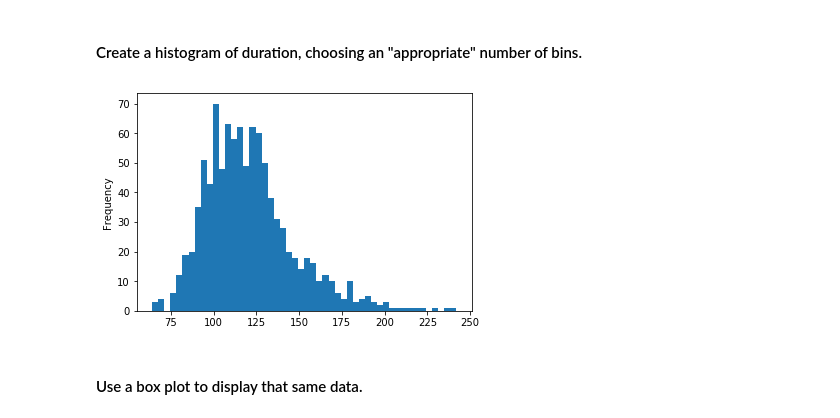
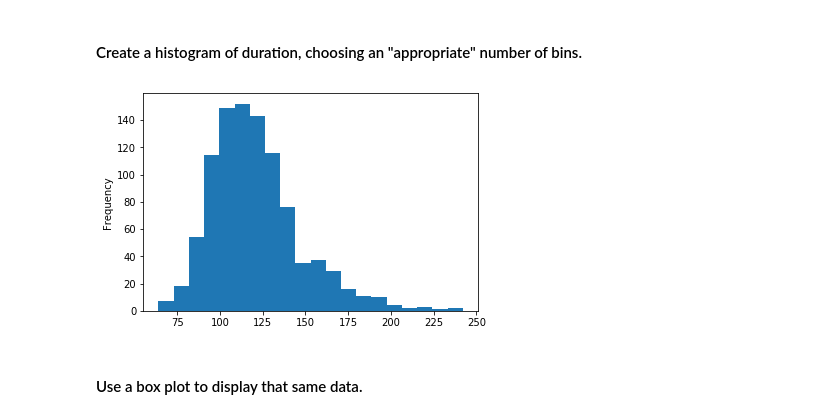
Before and after one commit to Annah998936/Data_Science_GA, a Jupyter notebook: imdb.ipynb, the cells around one changed output. Drawn from its saved outputs; the diff is of its cells as text; code cells hidden in the pictures.

```diff
--- a/imdb.ipynb
+++ b/imdb.ipynb
@@ -88,9 +88,9 @@ movies.sort_values('duration')
 #### Create a histogram of duration, choosing an "appropriate" number of bins.
 # %%
 # Answer:
-ax = movies.loc[:,'duration'].plot(kind='hist', bins=50)
+ax = movies.loc[:,'duration'].plot(kind='hist', bins=20)
 # %% [output]
-[figure, old version]
+[figure, new version]
 # %% [markdown]
 #### Use a box plot to display that same data.
 # %%
```
Also changed, not shown: parts of 19 cells of this notebook.
